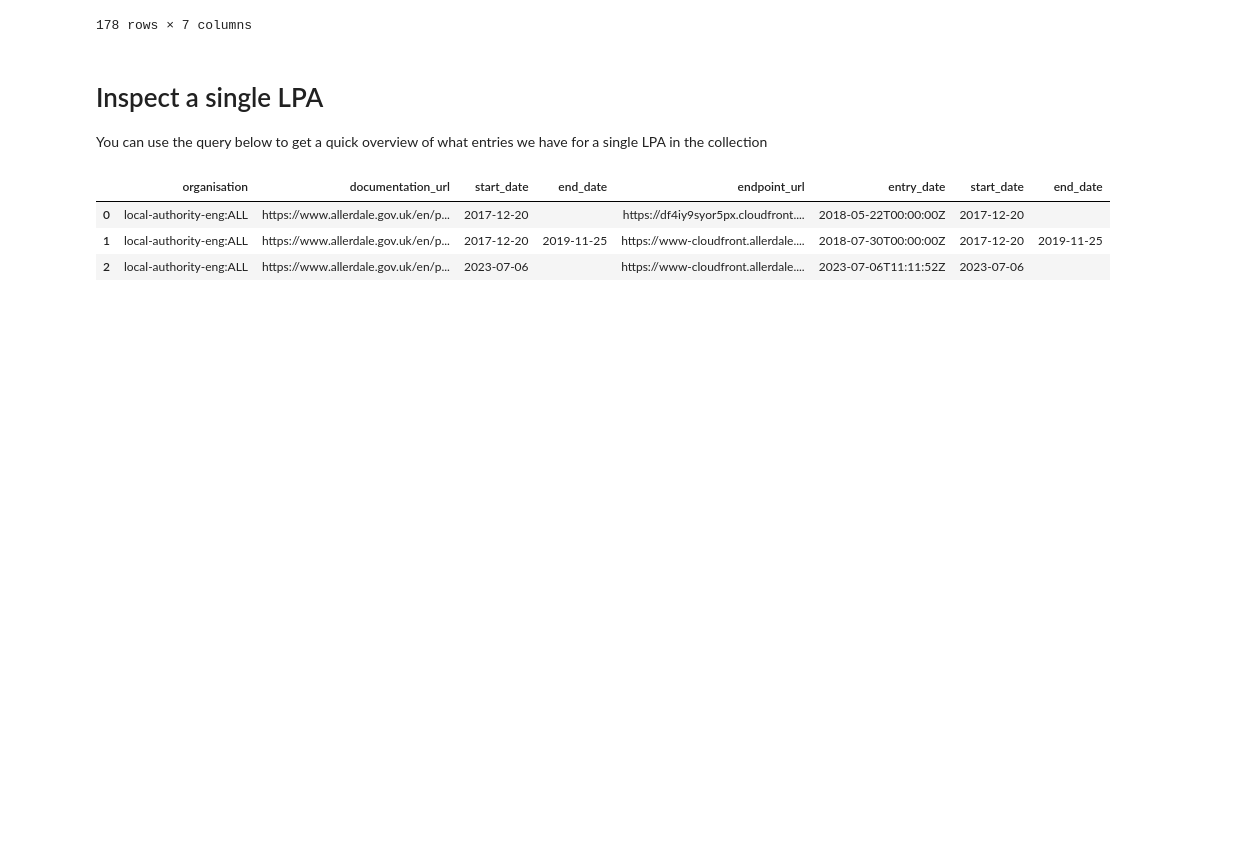
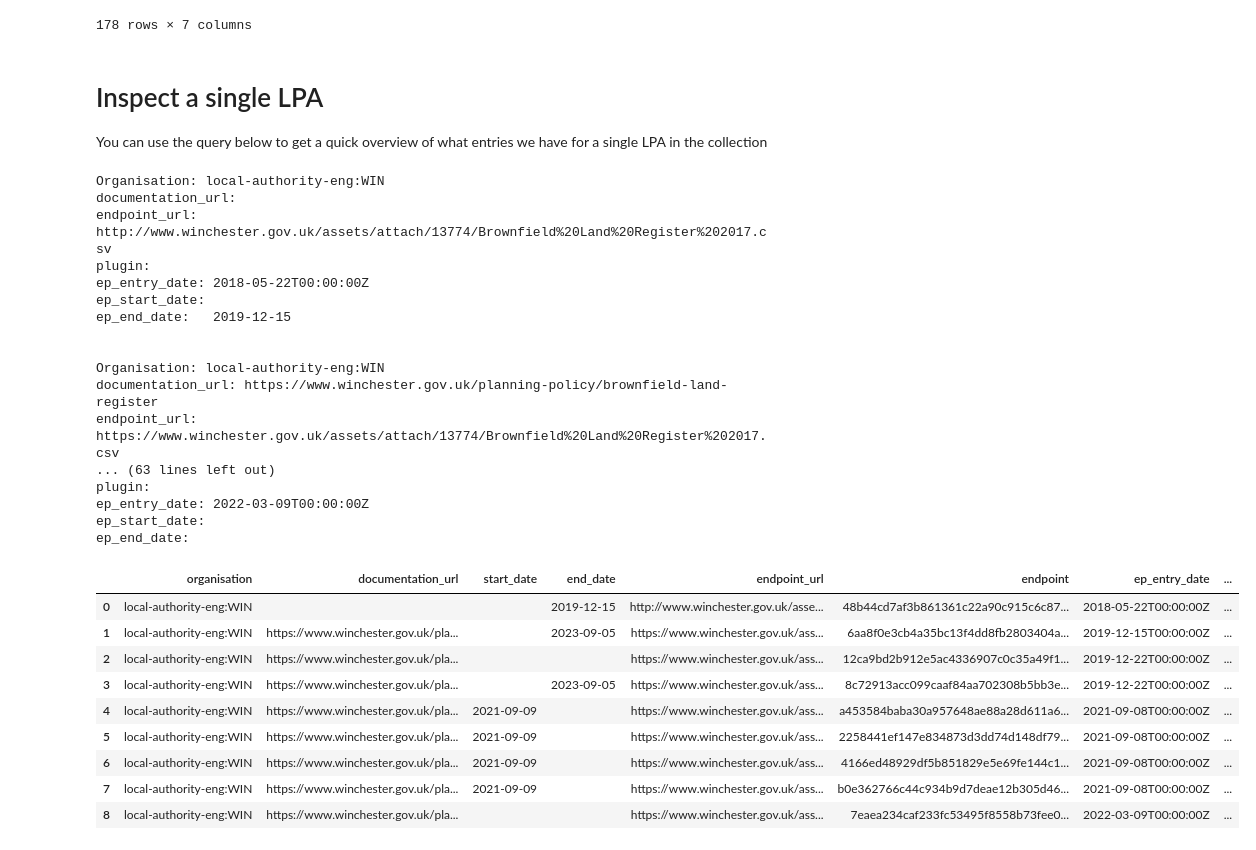
Before and after one commit to digital-land/jupyter-analysis, a Jupyter notebook: service_report/endpoints_stale.ipynb, the cells around one changed output. Cells and saved outputs as stored; diff of their text form; code cells hidden in the pictures; blank space fills up the shorter version.

```diff
--- a/service_report/endpoints_stale.ipynb
+++ b/service_report/endpoints_stale.ipynb
@@ -32,12 +28,13 @@ import sqlite3
 # %%
 datasette_url = "https://datasette.planning.data.gov.uk/"
 
-source_file = "/mnt/c/Users/MarkSmith/Downloads/digital-land-2023-10-05.sqlite3" # or whatever you called your download.
-dest_file=  "/mnt/c/Users/MarkSmith/Downloads/entity_2023_10_14_crosstab.csv" # or wherever you want your output
+source_file = "/mnt/c/Users/MarkSmith/Downloads/digital-land_2023)10_26.sqlite3" # or whatever you called your download.
+dest_file=  "/mnt/c/Users/MarkSmith/Downloads/entity_2023_10_26_crosstab.csv" # or wherever you want your output
 
 collection = "brownfield-land"
 staleness_days=365*3
-
+current_year = "2023"
+viewName = F"{collection}_{current_year}".replace("-", "_")
 
 cnx = sqlite3.connect(source_file)
 
@@ -190,20 +216,57 @@ query_datasette(sql)
 
 You can use the query below to get a quick overview of what entries we have for a single LPA in the collection
 # %%
-organisation= "local-authority-eng:ALL"
+organisation= "local-authority-eng:WIN"
 
 
 sql = F"""
-    select src.organisation, src.documentation_url,  src.start_date, src.end_date, ep.endpoint_url, ep.entry_date,  ep.start_date, ep.end_date
+    select src.organisation, src.documentation_url,  src.start_date, src.end_date, ep.endpoint_url, ep.endpoint, ep.entry_date as ep_entry_date,  ep.start_date as ep_start_date, ep.end_date as ep_end_date, ep.plugin
 	from source src
 	inner join endpoint ep on ep.endpoint = src.endpoint
 	where src.organisation = "{organisation}"
     and src.collection = "{collection}"
+    order by ep.entry_date
     """
 
-query_datasette(sql)
+endpoints = query_datasette(sql)
+
+for i in range(len(endpoints)):
+    print("Organisation: " + endpoints.loc[i, "organisation"])
+    print("documentation_url: " + endpoints.loc[i, "documentation_url"])
+    print("endpoint_url: " + endpoints.loc[i, "endpoint_url"])
+    print("plugin:  ", endpoints.loc[i, "plugin"])
+    print("ep_entry_date:", endpoints.loc[i, "ep_entry_date"])
+    print("ep_start_date:", endpoints.loc[i, "ep_start_date"])
+    print("ep_end_date:  ", endpoints.loc[i, "ep_end_date"])
+
+    print("\n")
+
+endpoints
 # %% [output]
+Organisation: local-authority-eng:WIN
+documentation_url:
+endpoint_url: http://www.winchester.gov.uk/assets/attach/13774/Brownfield%20Land%20Register%202017.csv
+plugin:
+ep_entry_date: 2018-05-22T00:00:00Z
+ep_start_date:
+ep_end_date:   2019-12-15
+
+
+Organisation: local-authority-eng:WIN
+documentation_url: https://www.winchester.gov.uk/planning-policy/brownfield-land-register
+endpoint_url: https://www.winchester.gov.uk/assets/attach/13774/Brownfield%20Land%20Register%202017.csv
+... (63 lines left out)
+plugin:
+ep_entry_date: 2022-03-09T00:00:00Z
+ep_start_date:
+ep_end_date:
-|  | organisation | documentation_url | start_date | end_date | endpoint_url | entry_date | start_date | end_date |
-| 0 | local-authority-eng:ALL | https://www.allerdale.gov.uk/en/p... | 2017-12-20 |  | https://df4iy9syor5px.cloudfront.... | 2018-05-22T00:00:00Z | 2017-12-20 |  |
-| 1 | local-authority-eng:ALL | https://www.allerdale.gov.uk/en/p... | 2017-12-20 | 2019-11-25 | https://www-cloudfront.allerdale.... | 2018-07-30T00:00:00Z | 2017-12-20 | 2019-11-25 |
-| 2 | local-authority-eng:ALL | https://www.allerdale.gov.uk/en/p... | 2023-07-06 |  | https://www-cloudfront.allerdale.... | 2023-07-06T11:11:52Z | 2023-07-06 |  |
+|  | organisation | documentation_url | start_date | end_date | endpoint_url | endpoint | ep_entry_date | ... |
+| 0 | local-authority-eng:WIN |  |  | 2019-12-15 | http://www.winchester.gov.uk/asse... | 48b44cd7af3b861361c22a90c915c6c87... | 2018-05-22T00:00:00Z | ... |
+| 1 | local-authority-eng:WIN | https://www.winchester.gov.uk/pla... |  | 2023-09-05 | https://www.winchester.gov.uk/ass... | 6aa8f0e3cb4a35bc13f4dd8fb2803404a... | 2019-12-15T00:00:00Z | ... |
+| 2 | local-authority-eng:WIN | https://www.winchester.gov.uk/pla... |  |  | https://www.winchester.gov.uk/ass... | 12ca9bd2b912e5ac4336907c0c35a49f1... | 2019-12-22T00:00:00Z | ... |
+| 3 | local-authority-eng:WIN | https://www.winchester.gov.uk/pla... |  | 2023-09-05 | https://www.winchester.gov.uk/ass... | 8c72913acc099caaf84aa702308b5bb3e... | 2019-12-22T00:00:00Z | ... |
+| 4 | local-authority-eng:WIN | https://www.winchester.gov.uk/pla... | 2021-09-09 |  | https://www.winchester.gov.uk/ass... | a453584baba30a957648ae88a28d611a6... | 2021-09-08T00:00:00Z | ... |
+| 5 | local-authority-eng:WIN | https://www.winchester.gov.uk/pla... | 2021-09-09 |  | https://www.winchester.gov.uk/ass... | 2258441ef147e834873d3dd74d148df79... | 2021-09-08T00:00:00Z | ... |
+| 6 | local-authority-eng:WIN | https://www.winchester.gov.uk/pla... | 2021-09-09 |  | https://www.winchester.gov.uk/ass... | 4166ed48929df5b851829e5e69fe144c1... | 2021-09-08T00:00:00Z | ... |
+| 7 | local-authority-eng:WIN | https://www.winchester.gov.uk/pla... | 2021-09-09 |  | https://www.winchester.gov.uk/ass... | b0e362766c44c934b9d7deae12b305d46... | 2021-09-08T00:00:00Z | ... |
+| 8 | local-authority-eng:WIN | https://www.winchester.gov.uk/pla... |  |  | https://www.winchester.gov.uk/ass... | 7eaea234caf233fc53495f8558b73fee0... | 2022-03-09T00:00:00Z | ... |
```
Also changed, not shown: parts of 10 cells of this notebook, 3 other files.
